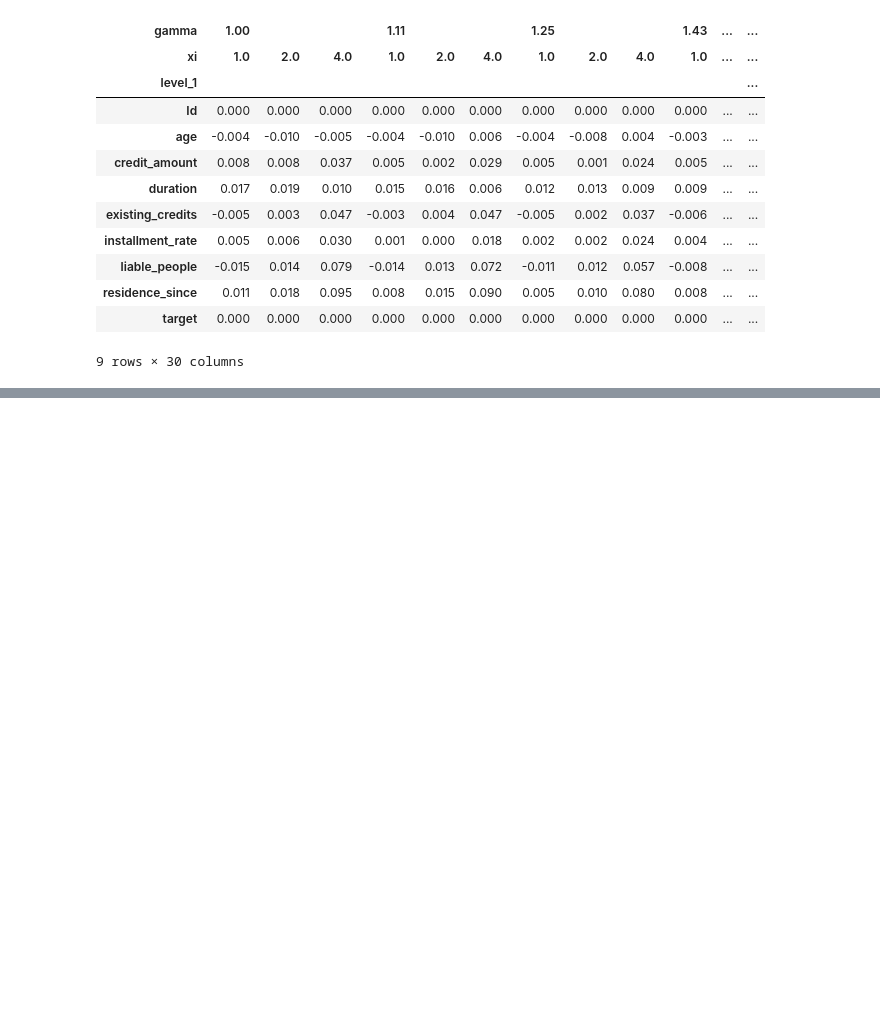
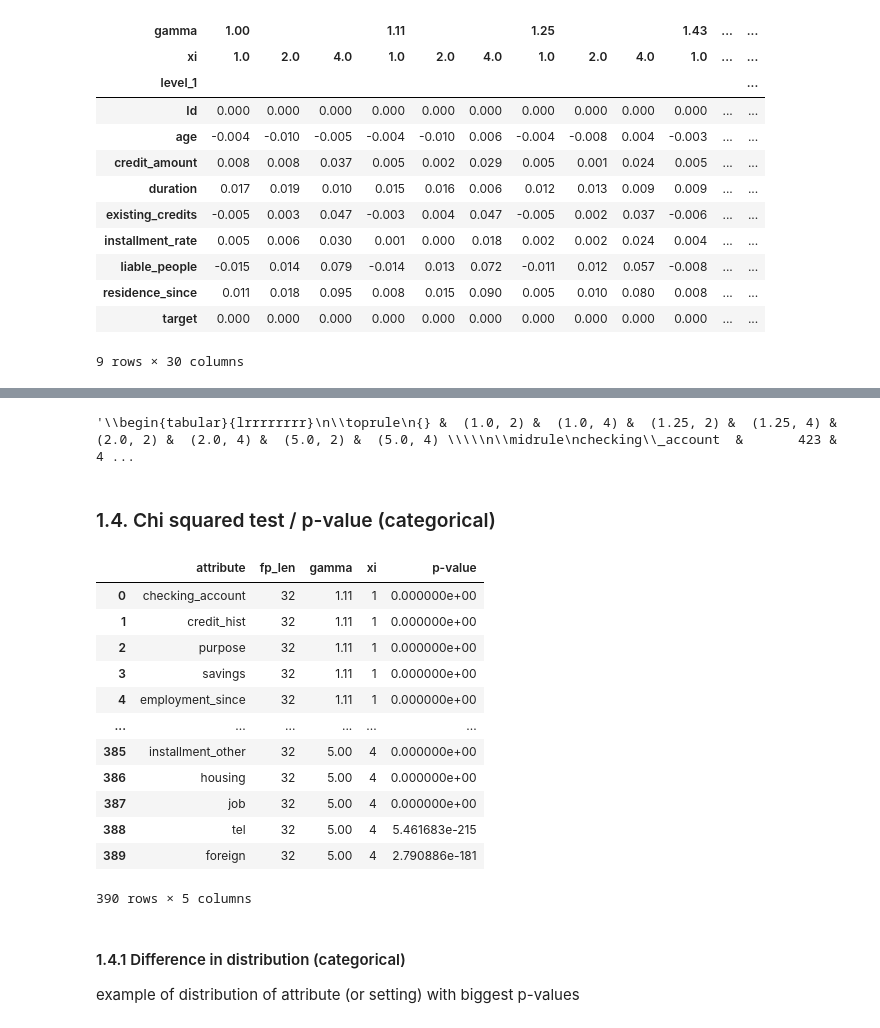
Before and after one commit to tanjascats/fingerprinting-toolbox, a Jupyter notebook: evaluation/utility_german_credit.ipynb, the cells around one changed output, grey strips where cells are left out. Cells and saved outputs as stored; diff of their text form; code cells hidden in the pictures; blank space fills up the shorter version.

```diff
--- a/evaluation/utility_german_credit.ipynb
+++ b/evaluation/utility_german_credit.ipynb
@@ -220,0 +202,16 @@ plt.savefig('evaluation/figures/utility_distributions_german_credit.png')
+# %%
+abs_diff_count = pd.DataFrame()
+for fp_dataset_path in all_fp_datasets:
+    fp_dataset = Dataset(path='evaluation/fingerprinted_data/german_credit/' + fp_dataset_path,
+                                  target_attribute='target', primary_key_attribute='Id')
+    a, b, fp_len, gamma, xi, secret_key, r = fp_dataset_path.split('_')
+    fp_len = int(fp_len[1:]); gamma = float(gamma[1:]); xi = int(xi[1:]); secret_key = int(secret_key)
+    if fp_len!=32: continue
+
+    #for attr in original_data.categorical_attributes:
+    cat = original_data.categorical_attributes
+    diff = original_data.dataframe[cat].compare(fp_dataset.dataframe[cat])
+
+    counts = diff.isna().sum()
+    a = counts.reset_index(level=[0,1])
+    abs_diff_count[(str(gamma), str(xi))] = a[a['level_1']=='self'].drop('level_1', axis=1)[0]
@@ -220,0 +238,32 @@ plt.savefig('evaluation/figures/utility_distributions_german_credit.png')
+# %%
+abs_diff_count[[('1.0', '2'),('1.0', '4'),
+                ('1.25', '2'), ('1.25', '4'),
+                ('2.0', '2'), ('2.0', '4'),
+                ('5.0', '2'), ('5.0', '4')]].to_latex()
+# %% [output]
+'\\begin{tabular}{lrrrrrrrr}\n\\toprule\n{} &  (1.0, 2) &  (1.0, 4) &  (1.25, 2) &  (1.25, 4) &  (2.0, 2) &  (2.0, 4) &  (5.0, 2) &  (5.0, 4) \\\\\n\\midrule\nchecking\\_account  &       423 &       4 ...
+# %% [markdown]
+### 1.4. Chi squared test / p-value (categorical)
+# %%
+p_value_key = ['attribute', 'fp_len', 'gamma', 'xi', 'p-value']
+p_value = dict()
+for key in p_value_key:
+    p_value[key] = []
+all_fp_datasets = os.listdir('evaluation/fingerprinted_data/german_credit')
+for fp_dataset_path in all_fp_datasets:
+    fp_dataset = Dataset(path='evaluation/fingerprinted_data/german_credit/' + fp_dataset_path,
+                                  target_attribute='target', primary_key_attribute='Id')
+    a, b, fp_len, gamma, xi, secret_key, r = fp_dataset_path.split('_')
+    fp_len = int(fp_len[1:]); gamma = float(gamma[1:]); xi = int(xi[1:]); secret_key = int(secret_key)
+    if fp_len!=32: continue
+
+    for attr in original_data.categorical_attributes:
+        contingency = pd.crosstab(fp_dataset.dataframe[attr], original_data.dataframe[attr])
+        chi2, p, dof, ex = stats.chi2_contingency(contingency)
+        p_value['attribute'].append(attr)
+        p_value['fp_len'].append(fp_len)
+        p_value['gamma'].append(gamma)
+        p_value['xi'].append(xi)
+        p_value['p-value'].append(p)
+
+p_value = pd.DataFrame(p_value)
@@ -220,0 +272,19 @@ plt.savefig('evaluation/figures/utility_distributions_german_credit.png')
+# %%
+p_value
+# %% [output]
+|  | attribute | fp_len | gamma | xi | p-value |
+| 0 | checking_account | 32 | 1.11 | 1 | 0.000000e+00 |
+| 1 | credit_hist | 32 | 1.11 | 1 | 0.000000e+00 |
+| 2 | purpose | 32 | 1.11 | 1 | 0.000000e+00 |
+| 3 | savings | 32 | 1.11 | 1 | 0.000000e+00 |
+| 4 | employment_since | 32 | 1.11 | 1 | 0.000000e+00 |
+| ... | ... | ... | ... | ... | ... |
+| 385 | installment_other | 32 | 5.00 | 4 | 0.000000e+00 |
+| 386 | housing | 32 | 5.00 | 4 | 0.000000e+00 |
+| 387 | job | 32 | 5.00 | 4 | 0.000000e+00 |
+| 388 | tel | 32 | 5.00 | 4 | 5.461683e-215 |
+| 389 | foreign | 32 | 5.00 | 4 | 2.790886e-181 |
+390 rows × 5 columns
+# %% [markdown]
+#### 1.4.1 Difference in distribution (categorical)
+example of distribution of attribute (or setting) with biggest p-values
```
Also changed, not shown: parts of 23 cells of this notebook, 3 other files.
